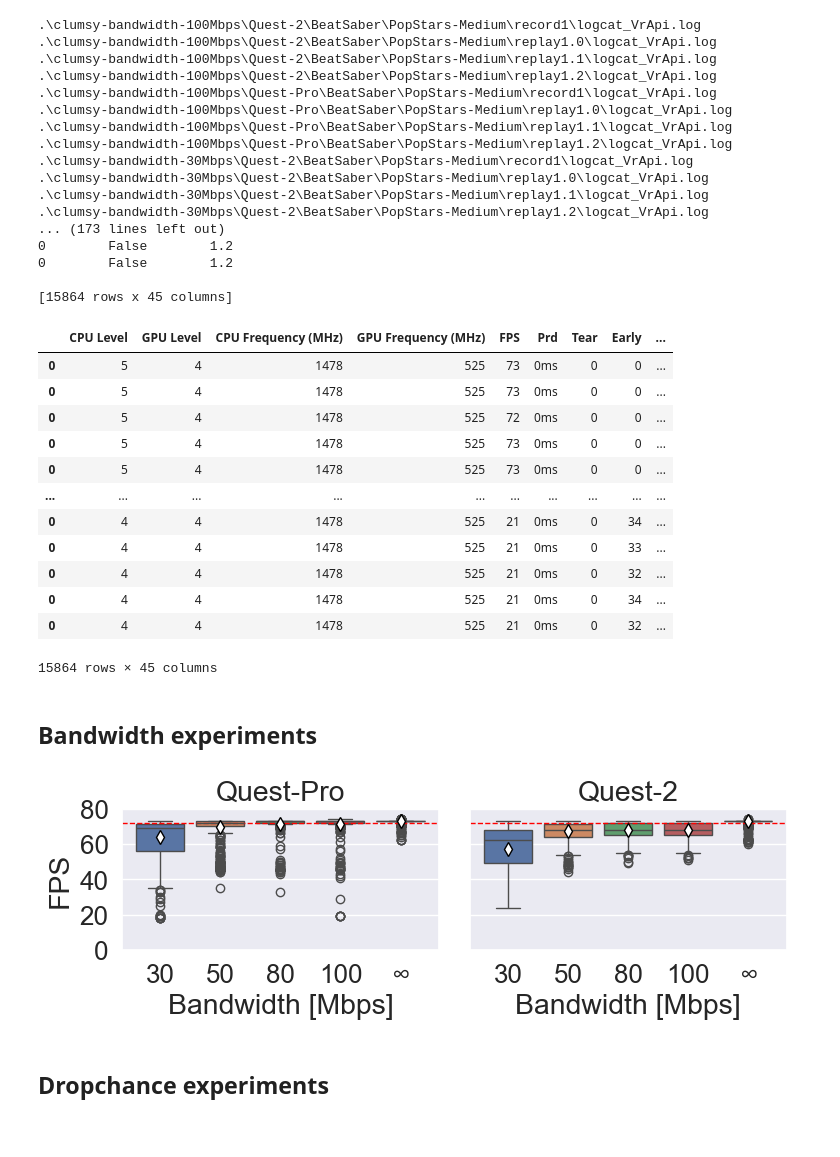
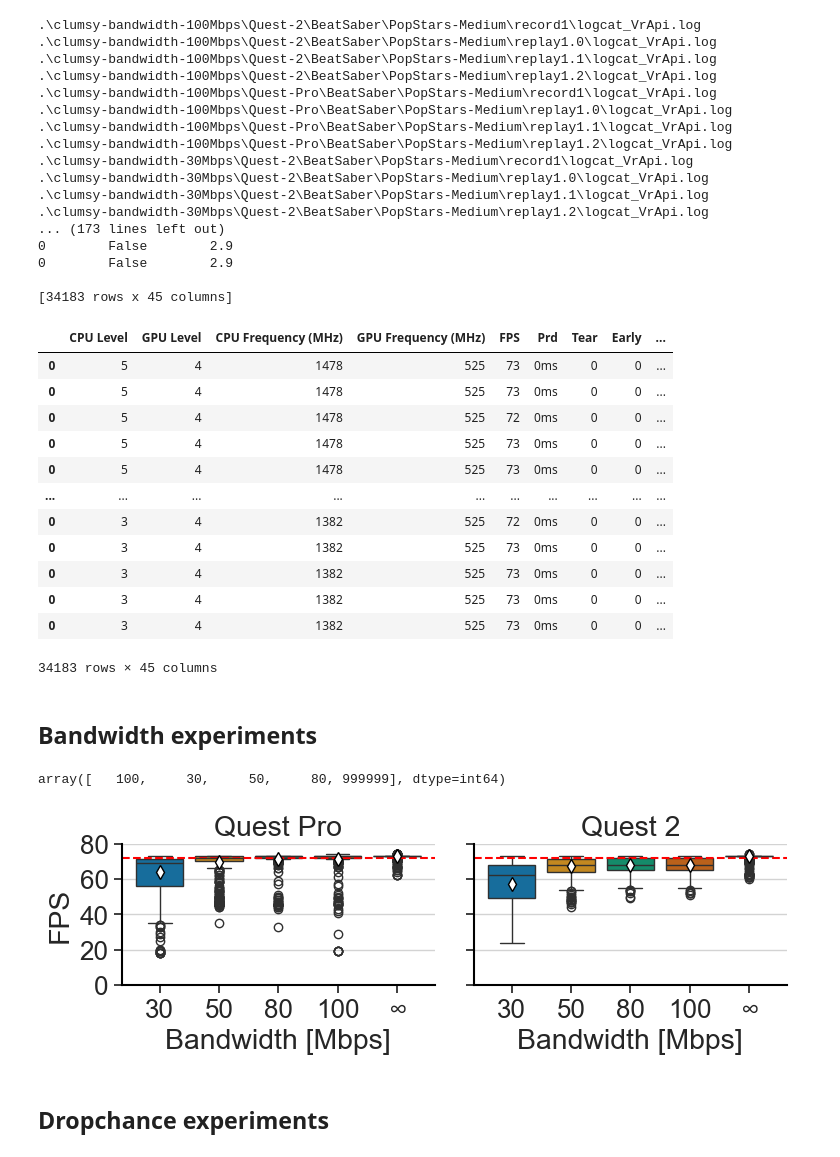
Before and after one commit to Raiduy/librnr-experiments, a Jupyter notebook: new-systemmetrics.ipynb, the cells around one changed output. Saved outputs shown, nothing was run; the diff lists cells and outputs as text; code cells hidden in the pictures.

Commit message:
update network figures

```diff
--- a/new-systemmetrics.ipynb
+++ b/new-systemmetrics.ipynb
@@ -13,7 +13,7 @@ def find_clumsy_directories(root='.'):
     res = []
     for dirpath, dirnames, filenames in os.walk(root):
         for dirname in dirnames:
-            if 'clumsy' in dirname.lower(): #or 'validation' in dirname.lower():
+            if 'clumsy' in dirname.lower() or 'validation' in dirname.lower():
                 res.append(os.path.join(dirpath, dirname))
     return res
 
@@ -120,10 +120,10 @@ df
 .\clumsy-bandwidth-30Mbps\Quest-2\BeatSaber\PopStars-Medium\replay1.1\logcat_VrApi.log
 .\clumsy-bandwidth-30Mbps\Quest-2\BeatSaber\PopStars-Medium\replay1.2\logcat_VrApi.log
 ... (173 lines left out)
-0        False        1.2
-0        False        1.2
+0        False        2.9
+0        False        2.9
 
-[15864 rows x 45 columns]
+[34183 rows x 45 columns]
 |  | CPU Level | GPU Level | CPU Frequency (MHz) | GPU Frequency (MHz) | FPS | Prd | Tear | Early | ... |
 | 0 | 5 | 4 | 1478 | 525 | 73 | 0ms | 0 | 0 | ... |
 | 0 | 5 | 4 | 1478 | 525 | 73 | 0ms | 0 | 0 | ... |
@@ -131,18 +131,29 @@ df
 | 0 | 5 | 4 | 1478 | 525 | 73 | 0ms | 0 | 0 | ... |
 | 0 | 5 | 4 | 1478 | 525 | 73 | 0ms | 0 | 0 | ... |
 | ... | ... | ... | ... | ... | ... | ... | ... | ... | ... |
-| 0 | 4 | 4 | 1478 | 525 | 21 | 0ms | 0 | 34 | ... |
-| 0 | 4 | 4 | 1478 | 525 | 21 | 0ms | 0 | 33 | ... |
-| 0 | 4 | 4 | 1478 | 525 | 21 | 0ms | 0 | 32 | ... |
-| 0 | 4 | 4 | 1478 | 525 | 21 | 0ms | 0 | 34 | ... |
-| 0 | 4 | 4 | 1478 | 525 | 21 | 0ms | 0 | 32 | ... |
+| 0 | 3 | 4 | 1382 | 525 | 72 | 0ms | 0 | 0 | ... |
+| 0 | 3 | 4 | 1382 | 525 | 73 | 0ms | 0 | 0 | ... |
+| 0 | 3 | 4 | 1382 | 525 | 73 | 0ms | 0 | 0 | ... |
+| 0 | 3 | 4 | 1382 | 525 | 73 | 0ms | 0 | 0 | ... |
+| 0 | 3 | 4 | 1382 | 525 | 73 | 0ms | 0 | 0 | ... |
-15864 rows × 45 columns
+34183 rows × 45 columns
 # %%
 plt.rcParams['font.family'] = 'Arial'
-custom_params = {"axes.spines.right": False, "axes.spines.top": False, "axes.grid": True, "axes.linewidth": 2.0}
-sns.set_theme(style="whitegrid", rc=custom_params)
-sns.set_palette("deep")
-sns.set(font_scale=1.7)
+custom_params = {"axes.spines.right": False,
+                 "axes.spines.top": False,
+                 "axes.spines.left": True,
+                 "axes.spines.bottom": True,
+                 "xtick.bottom": True,
+                 "ytick.left": True,
+                 "axes.edgecolor": "black",
+                 "axes.grid": True,
+                 "axes.linewidth": 1.5,
+                 "axes.facecolor": "white",
+                 "grid.color": "lightgray"}
+
+# sns.set_theme(style="whitegrid", rc=custom_params)
+# sns.set_palette("deep")
+# sns.set(font_scale=1.7)
 
 custom_mean = {"marker":"d",
                 "markerfacecolor":"white",
@@ -150,41 +161,46 @@ custom_mean = {"marker":"d",
                 "markersize":"7"}
 # %% [markdown]
 ## Bandwidth experiments
+# %%
+df[(df['altered_bandwidth'] == True) & (df['is_record'] == False) & (df['device'] == 'Quest-Pro')]['bandwidth'].unique()
+# %% [output]
+array([   100,     30,     50,     80, 999999], dtype=int64)
 # %%
 fig, axes = plt.subplots(figsize=(8, 3), ncols=2, sharey=True)
+sns.set_theme(style="whitegrid", rc=custom_params, font_scale=1.7)
 
 to_plot = df[(df['altered_bandwidth'] == True) & (df['is_record'] == False) & (df['device'] == 'Quest-Pro')]
 
-sns.boxplot(y=to_plot['FPS'], x=to_plot['bandwidth'], showmeans=True, meanprops=custom_mean, palette="deep", ax=axes[0])
-axes[0].axline((0, 72), slope=0, color='red', linestyle='--', linewidth=1)
+sns.boxplot(y=to_plot['FPS'], x=to_plot['bandwidth'], showmeans=True, meanprops=custom_mean, palette="colorblind", ax=axes[0])
+axes[0].axline((0, 72), slope=0, color='red', linestyle='--', linewidth=1.5)
 
 labels = [item.get_text() for item in axes[0].get_xticklabels()]
 labels[4] = '∞'
 axes[0].set_xticklabels(labels)
 axes[0].set_yticks([0, 20, 40, 60, 80])
 axes[0].set_xlabel('Bandwidth [Mbps]')
 axes[0].set_ylim(0, 80)
-axes[0].set_title('Quest-Pro')
+axes[0].set_title('Quest Pro')
 
 
 to_plot = df[(df['altered_bandwidth'] == True) & (df['is_record'] == False) & (df['device'] == 'Quest-2')]
 
-sns.boxplot(y=to_plot['FPS'], x=to_plot['bandwidth'], showmeans=True, meanprops=custom_mean, palette="deep", ax=axes[1])
-axes[1].axline((0, 72), slope=0, color='red', linestyle='--', linewidth=1)
+sns.boxplot(y=to_plot['FPS'], x=to_plot['bandwidth'], showmeans=True, meanprops=custom_mean, palette="colorblind", ax=axes[1])
+axes[1].axline((0, 72), slope=0, color='red', linestyle='--', linewidth=1.5)
 
 labels = [item.get_text() for item in axes[1].get_xticklabels()]
 labels[4] = '∞'
 axes[1].set_xticklabels(labels)
 
 axes[1].set_xlabel('Bandwidth [Mbps]')
 axes[1].set_ylim(0, 80)
-axes[1].set_title('Quest-2')
+axes[1].set_title('Quest 2')
 
 plt.tight_layout()
 plt.savefig('./figures/bandwidth_exp/fps_vs_bandwidth.pdf', dpi=300, format='pdf')
 plt.show()
 # %% [output]
-[figure, old version]
+[figure, new version]
 # %% [markdown]
 ## Dropchance experiments
 # %%
```
Also changed, not shown: parts of 1 cell of this notebook, 2 other files.
